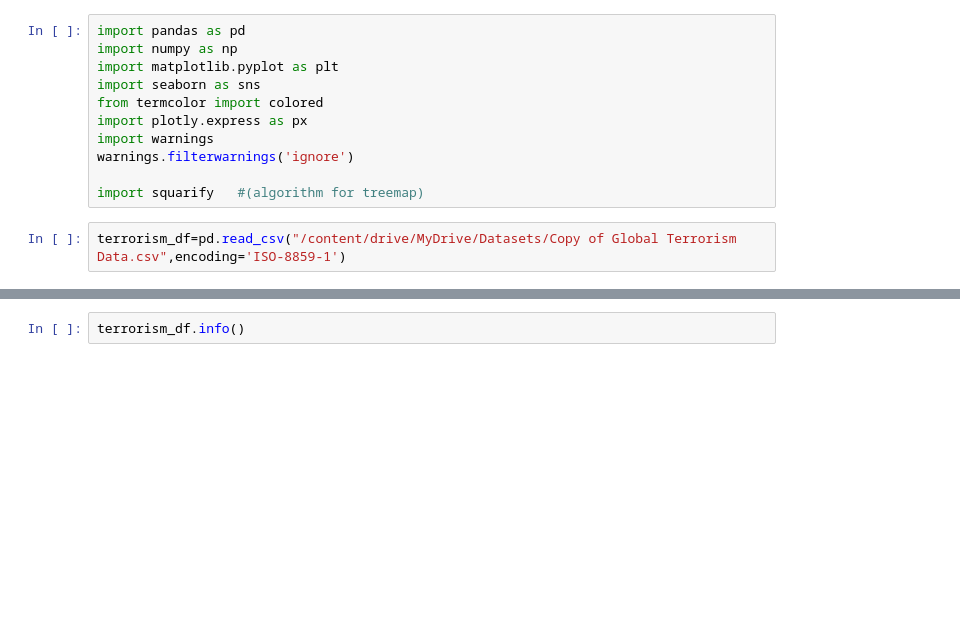
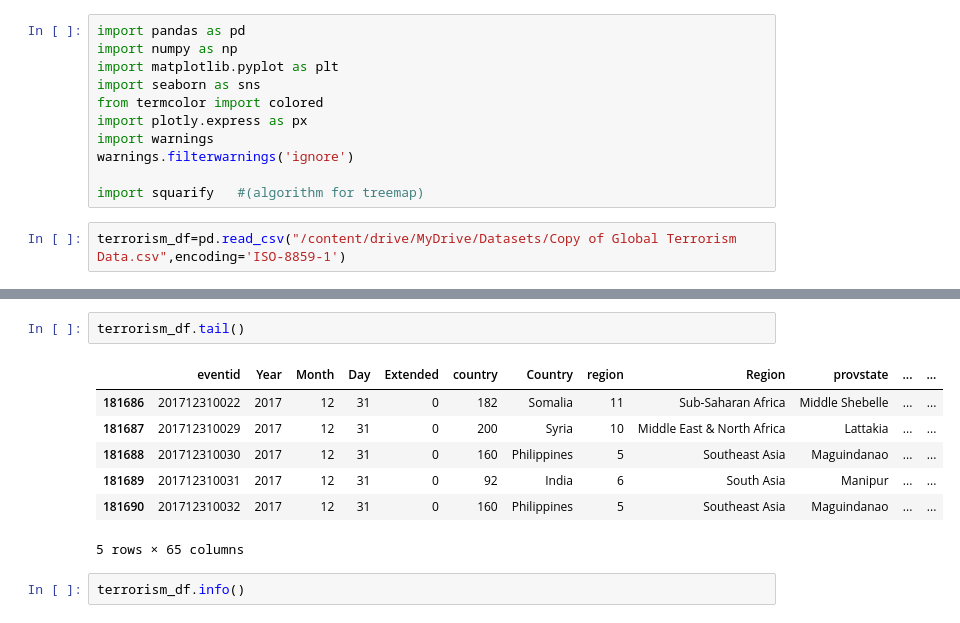
Before and after one commit to vak1997/Global-Terrorism, a Jupyter notebook: Global_Terrorism_Analysis_Capstone_Project.ipynb, the cells around one changed output, grey strips where cells are left out. Cells and saved outputs as stored; diff of their text form; blank space fills up the shorter version.

```diff
--- a/Global_Terrorism_Analysis_Capstone_Project.ipynb
+++ b/Global_Terrorism_Analysis_Capstone_Project.ipynb
@@ -48,3 +42,13 @@ terrorism_df
+# %%
+terrorism_df.tail()
+# %% [output]
+|  | eventid | Year | Month | Day | Extended | country | Country | region | Region | provstate | ... | ... |
+| 181686 | 201712310022 | 2017 | 12 | 31 | 0 | 182 | Somalia | 11 | Sub-Saharan Africa | Middle Shebelle | ... | ... |
+| 181687 | 201712310029 | 2017 | 12 | 31 | 0 | 200 | Syria | 10 | Middle East & North Africa | Lattakia | ... | ... |
+| 181688 | 201712310030 | 2017 | 12 | 31 | 0 | 160 | Philippines | 5 | Southeast Asia | Maguindanao | ... | ... |
+| 181689 | 201712310031 | 2017 | 12 | 31 | 0 | 92 | India | 6 | South Asia | Manipur | ... | ... |
+| 181690 | 201712310032 | 2017 | 12 | 31 | 0 | 160 | Philippines | 5 | Southeast Asia | Maguindanao | ... | ... |
+5 rows × 65 columns
 # %%
 terrorism_df.info()
 # %% [output]
```
Also changed, not shown: parts of 12 cells of this notebook.
